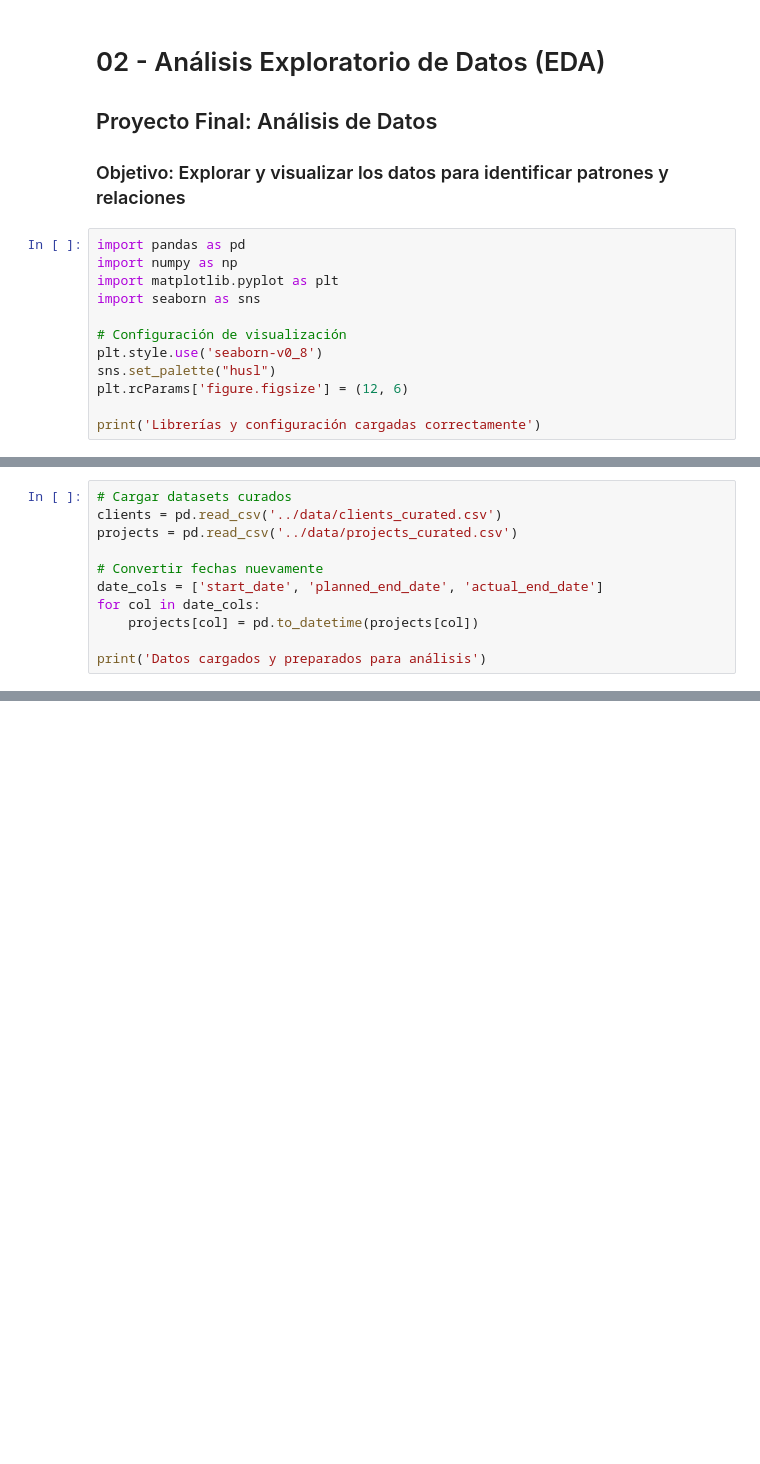
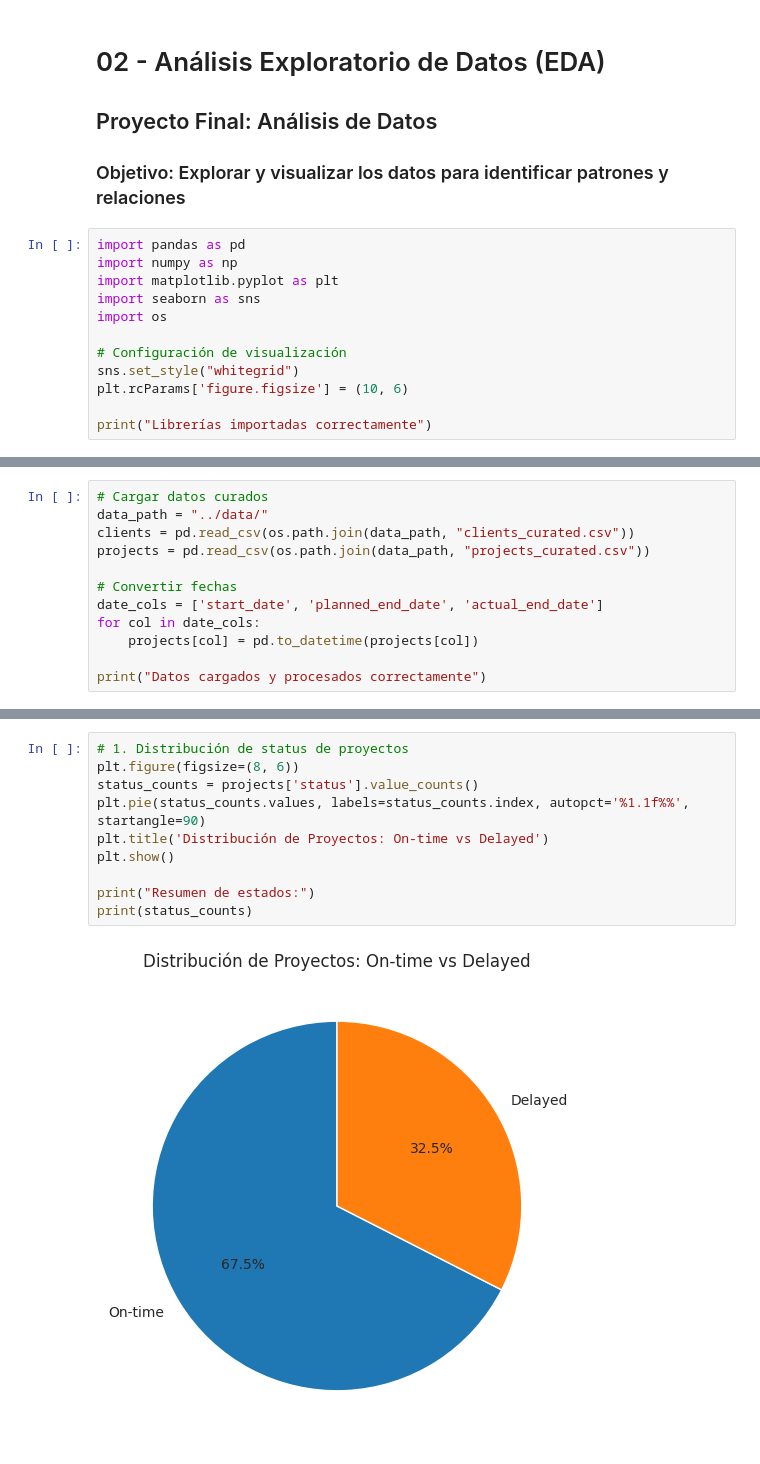
Before and after one commit to S3bas77/Proyecto_final_Analisis_de_Datos, a Jupyter notebook: notebooks/02_eda.ipynb, the cells around one changed output, grey strips where cells are left out. Saved outputs shown, nothing was run; the diff lists cells and outputs as text; blank space fills up the shorter version.

```diff
--- a/notebooks/02_eda.ipynb
+++ b/notebooks/02_eda.ipynb
@@ -7,11 +7,11 @@ import pandas as pd
 import numpy as np
 import matplotlib.pyplot as plt
 import seaborn as sns
+import os
 
 # Configuración de visualización
-plt.style.use('seaborn-v0_8')
-sns.set_palette("husl")
-plt.rcParams['figure.figsize'] = (12, 6)
+sns.set_style("whitegrid")
+plt.rcParams['figure.figsize'] = (10, 6)
 
-print('Librerías y configuración cargadas correctamente')
+print("Librerías importadas correctamente")
 # %% [output]
@@ -19,12 +19,13 @@ Librerías y configuración cargadas correctamente
 # %%
-# Cargar datasets curados
-clients = pd.read_csv('../data/clients_curated.csv')
-projects = pd.read_csv('../data/projects_curated.csv')
+# Cargar datos curados
+data_path = "../data/"
+clients = pd.read_csv(os.path.join(data_path, "clients_curated.csv"))
+projects = pd.read_csv(os.path.join(data_path, "projects_curated.csv"))
 
-# Convertir fechas nuevamente
+# Convertir fechas
 date_cols = ['start_date', 'planned_end_date', 'actual_end_date']
 for col in date_cols:
     projects[col] = pd.to_datetime(projects[col])
 
-print('Datos cargados y preparados para análisis')
+print("Datos cargados y procesados correctamente")
 # %% [output]
@@ -65,0 +46,12 @@ plt.show()
+# %%
+# 1. Distribución de status de proyectos
+plt.figure(figsize=(8, 6))
+status_counts = projects['status'].value_counts()
+plt.pie(status_counts.values, labels=status_counts.index, autopct='%1.1f%%', startangle=90)
+plt.title('Distribución de Proyectos: On-time vs Delayed')
+plt.show()
+
+print("Resumen de estados:")
+print(status_counts)
+# %% [output]
+[figure, added]
```
Also changed, not shown: parts of 16 cells of this notebook, 4 other files.
